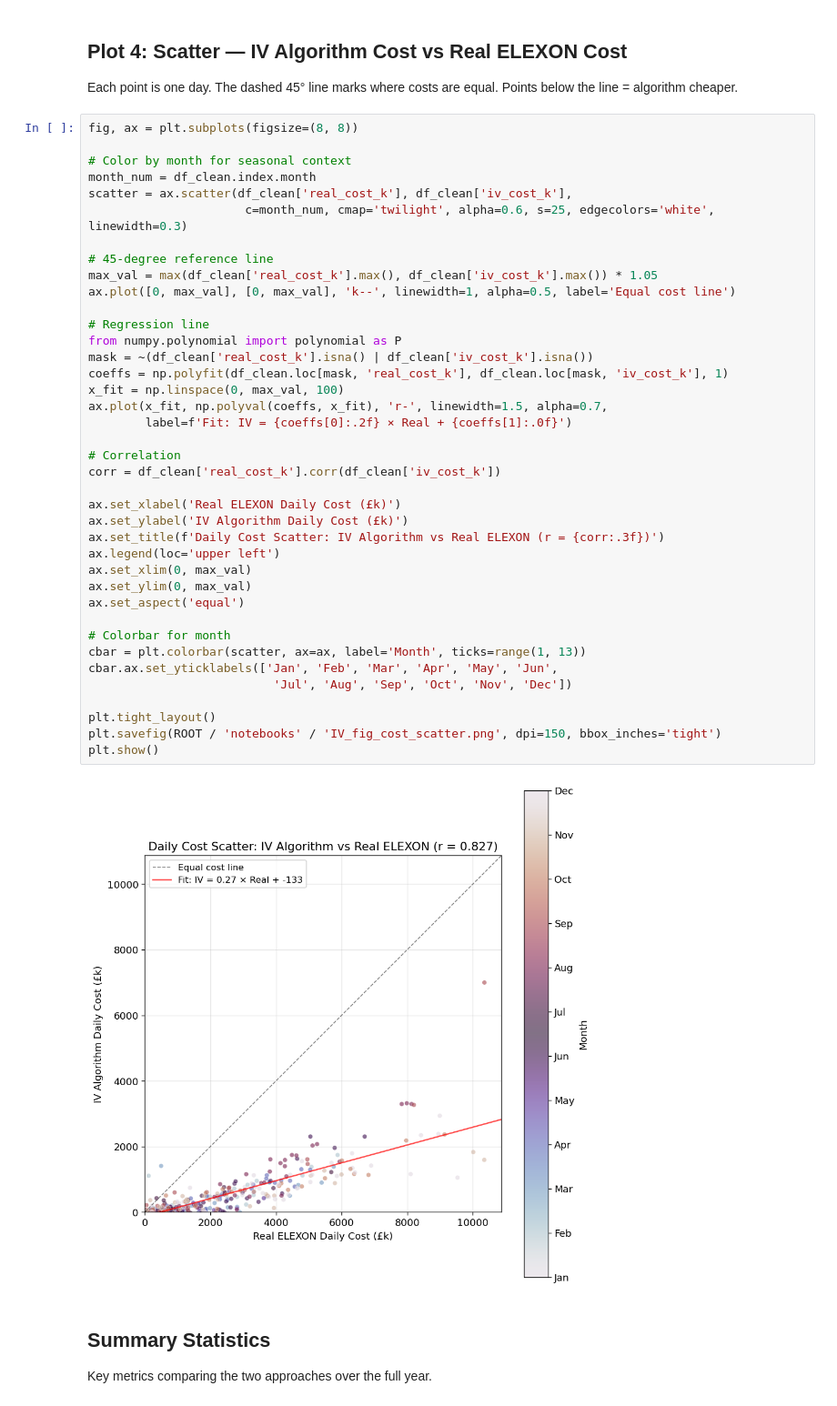
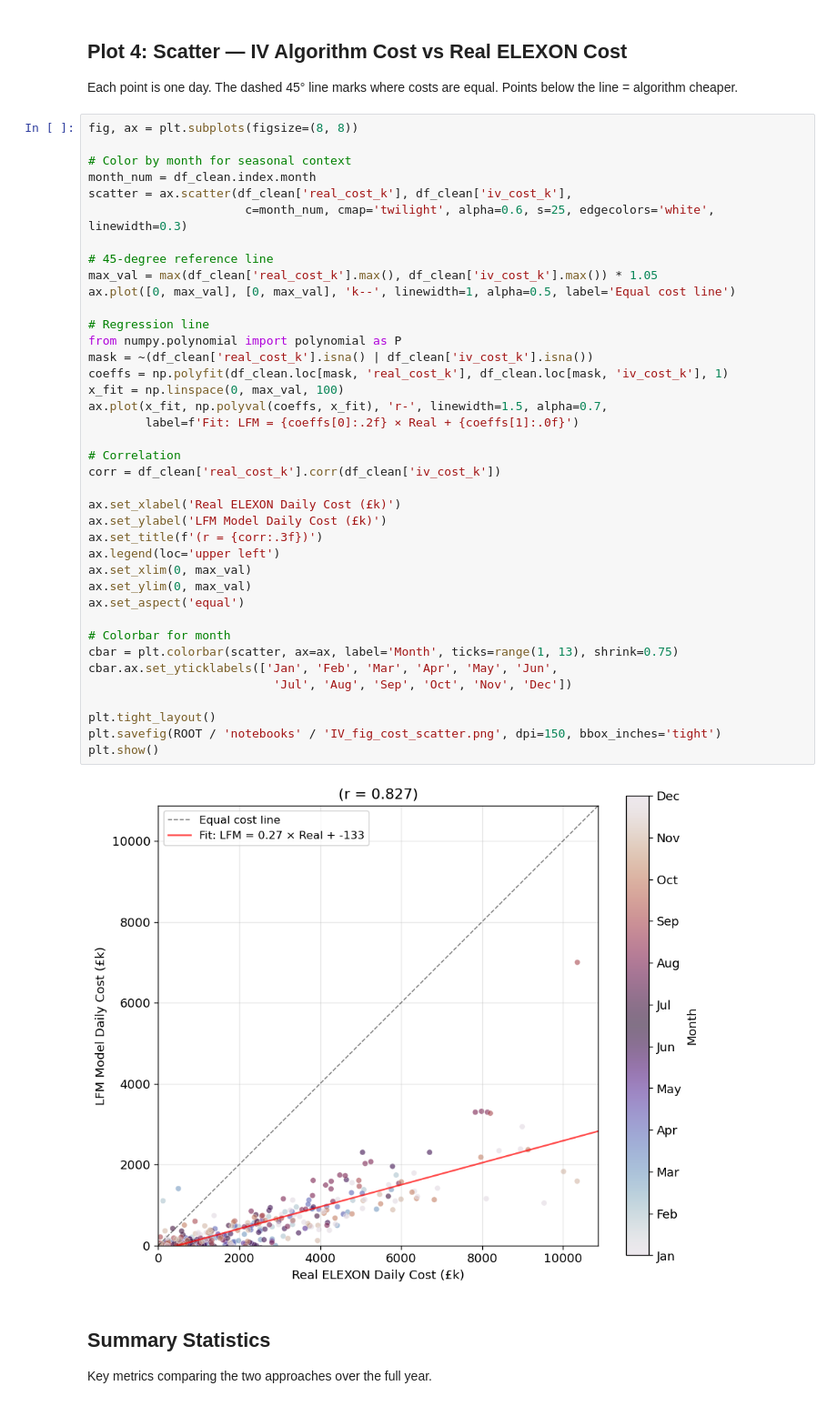
Before and after one commit to IacopoVolpi/MEng_GBPower, a Jupyter notebook: notebooks/IV_cost_comparison.ipynb, the cells around one changed output. Shown at 91% size. Saved outputs shown, nothing was run; the diff lists cells and outputs as text.

```diff
--- a/notebooks/IV_cost_comparison.ipynb
+++ b/notebooks/IV_cost_comparison.ipynb
@@ -374,38 +374,38 @@ scatter = ax.scatter(df_clean['real_cost_k'], df_clean['iv_cost_k'],
                       c=month_num, cmap='twilight', alpha=0.6, s=25, edgecolors='white', linewidth=0.3)
 
 # 45-degree reference line
 max_val = max(df_clean['real_cost_k'].max(), df_clean['iv_cost_k'].max()) * 1.05
 ax.plot([0, max_val], [0, max_val], 'k--', linewidth=1, alpha=0.5, label='Equal cost line')
 
 # Regression line
 from numpy.polynomial import polynomial as P
 mask = ~(df_clean['real_cost_k'].isna() | df_clean['iv_cost_k'].isna())
 coeffs = np.polyfit(df_clean.loc[mask, 'real_cost_k'], df_clean.loc[mask, 'iv_cost_k'], 1)
 x_fit = np.linspace(0, max_val, 100)
 ax.plot(x_fit, np.polyval(coeffs, x_fit), 'r-', linewidth=1.5, alpha=0.7,
-        label=f'Fit: IV = {coeffs[0]:.2f} × Real + {coeffs[1]:.0f}')
+        label=f'Fit: LFM = {coeffs[0]:.2f} × Real + {coeffs[1]:.0f}')
 
 # Correlation
 corr = df_clean['real_cost_k'].corr(df_clean['iv_cost_k'])
 
 ax.set_xlabel('Real ELEXON Daily Cost (£k)')
-ax.set_ylabel('IV Algorithm Daily Cost (£k)')
-ax.set_title(f'Daily Cost Scatter: IV Algorithm vs Real ELEXON (r = {corr:.3f})')
+ax.set_ylabel('LFM Model Daily Cost (£k)')
+ax.set_title(f'(r = {corr:.3f})')
 ax.legend(loc='upper left')
 ax.set_xlim(0, max_val)
 ax.set_ylim(0, max_val)
 ax.set_aspect('equal')
 
 # Colorbar for month
-cbar = plt.colorbar(scatter, ax=ax, label='Month', ticks=range(1, 13))
+cbar = plt.colorbar(scatter, ax=ax, label='Month', ticks=range(1, 13), shrink=0.75)
 cbar.ax.set_yticklabels(['Jan', 'Feb', 'Mar', 'Apr', 'May', 'Jun',
                           'Jul', 'Aug', 'Sep', 'Oct', 'Nov', 'Dec'])
 
 plt.tight_layout()
 plt.savefig(ROOT / 'notebooks' / 'IV_fig_cost_scatter.png', dpi=150, bbox_inches='tight')
 plt.show()
 # %% [output]
-[figure, old version]
+[figure, new version]
 # %% [markdown]
 ## Summary Statistics
 
```
Also changed, not shown: parts of 1 cell of this notebook, 38 other files.
